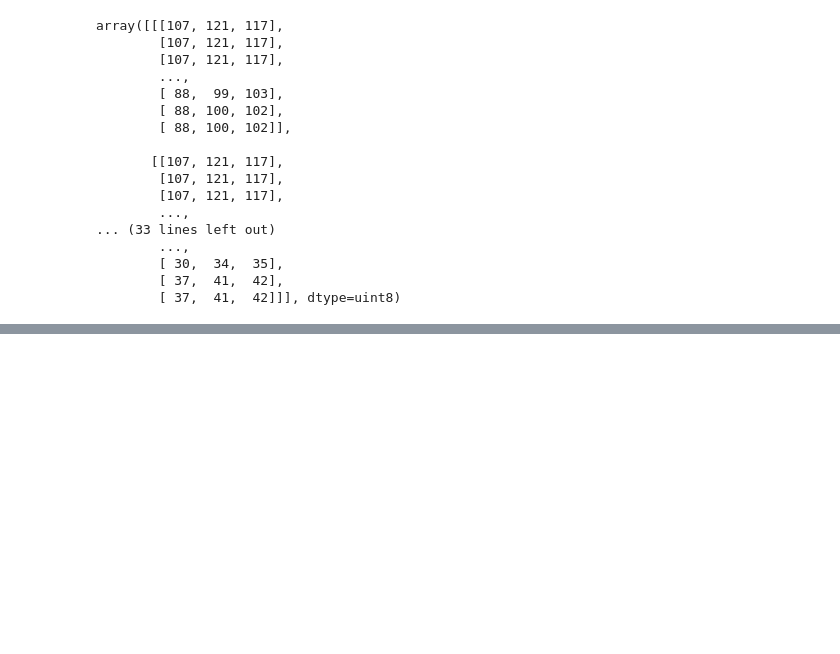
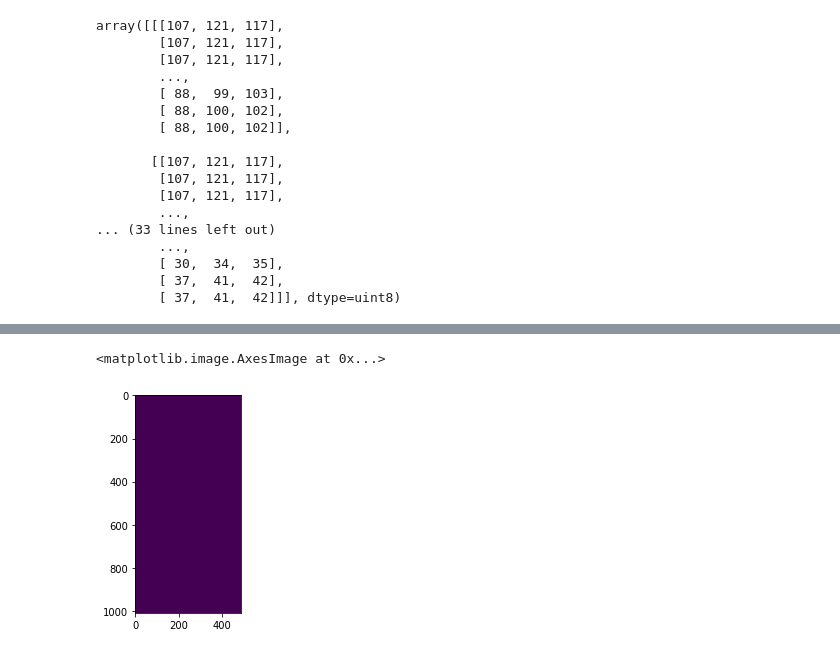
Before and after one commit to md131376st/learn_-image_pro, a Jupyter notebook: Untitled.ipynb, the cells around one changed output, grey strips where cells are left out. Drawn from its saved outputs; the diff is of its cells as text; code cells hidden in the pictures; blank space fills up the shorter version.

```diff
--- a/Untitled.ipynb
+++ b/Untitled.ipynb
@@ -36,0 +68,8 @@ cv2.destroyAllWindows()
+# %%
+red_upp = np.array([225,0,0])
+red_low = np.array([225,92,92])
+res = cv2.inRange(img1, red_low,red_upp)
+plt.imshow(res)
+# %% [output]
+<matplotlib.image.AxesImage at 0x...>
+[figure, added]
```
Also changed, not shown: parts of 14 cells of this notebook, 3 other files.
